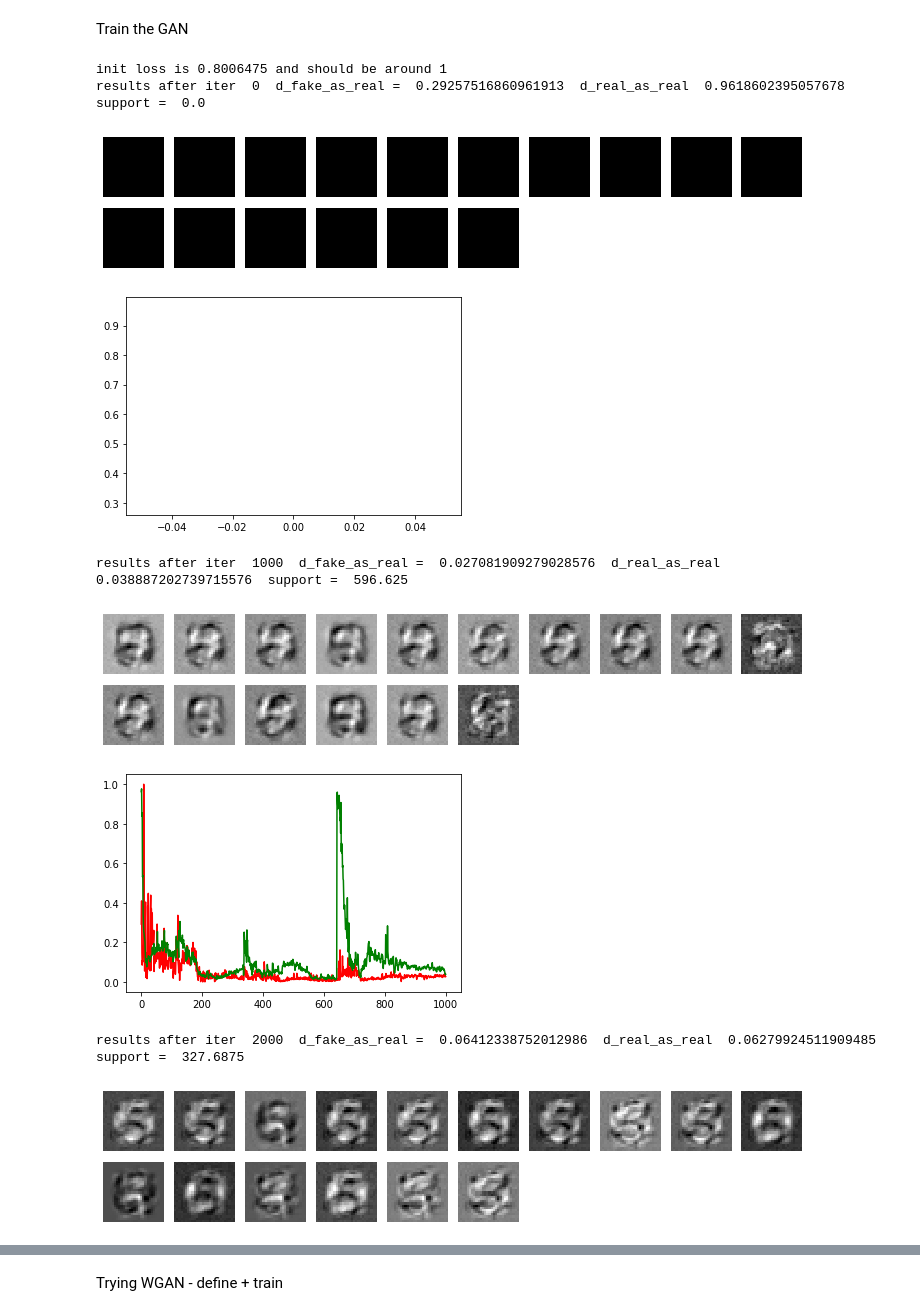
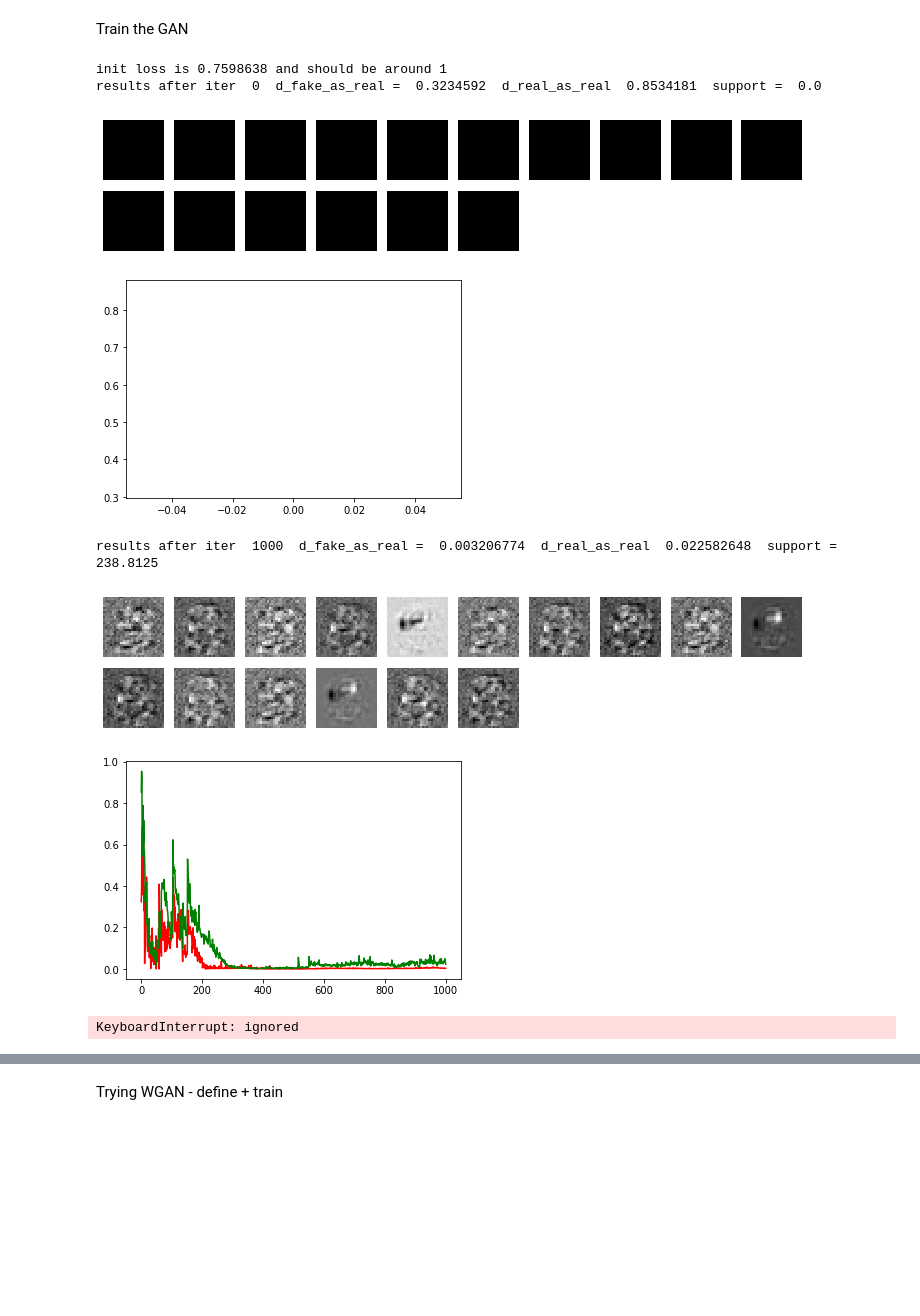
Before and after one commit to tsachiblau/sparseGANProject, a Jupyter notebook: GAN_roy.ipynb, the cells around one changed output, grey strips where cells are left out. Cells and saved outputs as stored; diff of their text form; code cells hidden in the pictures; blank space fills up the shorter version.

```diff
--- a/GAN_roy.ipynb
+++ b/GAN_roy.ipynb
@@ -16,7 +16,7 @@ epochs = 10
 img_rows, img_cols, channels = 28, 28, 1
 sparse_dim = img_rows * img_cols * channels
 L1_weight = 10   # Loss = data_fidelity + L1_weight * L1_norm
-thr_value = 0.1 # x = |x| >= 0.1 ? x : 0
+thr_value = 0.1 # x = |x| >= thr_value ? x : 0
 
 # optimizer - LR and Beta1 are hyper parameters
 optimizer = Adam(0.0002,0.5)
@@ -24,8 +24,8 @@ optimizer = Adam(0.0002,0.5)
 train_only_fours = False  # overfit to 4 creation - sanity check
 warm_start_discriminator = True # init discriminator by training it *a little bit* as classifier
 load_dict = True  #load pretrained dictionary
-use_noisy_labels = True # use soft labels and not 0,1 to train
-use_reconstructor = True
+use_noisy_labels = False # use soft labels and not 0,1 to train
+use_reconstructor = False
 #
 gpu_info = !nvidia-smi
 gpu_info = '\n'.join(gpu_info)
@@ -127,7 +129,7 @@ import os.path
 from os import path
 
 #dictionary file name
-file_name = 'dictionary15.pkl'
+file_name = 'dictionary20.pkl'
 
 #check if dictionary exists
 if not path.exists(file_name):
@@ -375,7 +378,7 @@ if(train_only_fours):
 
 # training G and D same amount of times - D should be train on fake and real half
 n_d = 1
-n_g = 1
+n_g = 5
 n_r = 1
 
 # count the number of non-zeros
@@ -405,10 +408,10 @@ def stop_criteria(fake_x,fake_as_real,real_as_real):
   return np.average(fake_as_real)>=0.49 and (np.abs(np.average(fake_as_real) - np.average(real_as_real))<= 0.05)
 
 def d_ratio_on_fake(fake_x):
-  return np.sum(discriminator.predict(fake_x))/fake_x.shape[0]
+  return np.average(discriminator.predict(fake_x))
 
 def d_ratio_on_real(real_x):
-  return np.sum(discriminator.predict(real_x))/real_x.shape[0]
+  return np.average(discriminator.predict(real_x))
 
 fake_as_real = np.array([])
 real_as_real = np.array([])
@@ -418,7 +421,7 @@ fake_x = 0
 g_loss = 0
 count_reaches=0
 
-for epoch in range(10):  #epochs
+for epoch in range(epochs):  #epochs
     for iter in range(int(steps_per_epoch)):
       i = iter + int(epoch*(steps_per_epoch))
     # train D
@@ -466,7 +469,6 @@ for epoch in range(10):  #epochs
             print("converged in epoch "+str(epoch))
             print("d_ratio_on_fake(fake_x): ",d_ratio_on_fake(fake_x))
             show_images(noise)
-            count_reaches += 1
             stop = True
             break
       if(stop):
@@ -480,38 +482,38 @@ for epoch in range(10):  #epochs
         print("results after iter ",i," d_fake_as_real = ",d_ratio_on_fake(fake_x)," d_real_as_real ",d_ratio_on_real(real_x)," support = " ,count_support(generator.predict(noise)))
         show_images(noise)
         plt.plot(iters,fake_as_real,'r')
         plt.plot(iters,real_as_real,'g')
         plt.show()
       # train G
+
       for batch in range(n_g):  #steps_per_epoch
         noise = np.random.normal(0, 1, size=(batch_size, noise_dim))  # will generate batch amount of noise vectors (gaussian distribution)
         # train GAN (descriminator weights are fixed)
         y_gen_1 = np.ones(batch_size)
         if(use_noisy_labels==True):
           y_gen_1 = np.random.uniform(0.9,1,batch_size)
         y_gen_2 = np.zeros(batch_size * sparse_dim)
         y_gen_2 = y_gen_2.reshape(batch_size,sparse_dim)
         # TODO train the two outputs
         g_loss = gan.train_on_batch(noise, [y_gen_1,y_gen_2])
 
       # train R
       if(use_reconstructor):
         for batch in range(n_r):  #steps_per_epoch
           noise = np.random.normal(0, 1, size=(batch_size, noise_dim))  # will generate batch amount of noise vectors (gaussian distribution)
           r_loss = vae.train_on_batch(noise[:batch_size],noise[:batch_size])
 
     if(stop):
         break
     print(f'Epoch: {epoch} \t Discriminator Loss_fake: {d_loss_fake} \t Discriminator Loss_real: {d_loss_real}\t\t Generator Loss: {g_loss}')
     noise = np.random.normal(0, 1, size=(100, noise_dim))
     show_images(noise)
 # %% [output]
-init loss is 0.8006475 and should be around 1
-results after iter  0  d_fake_as_real =  0.29257516860961913  d_real_as_real  0.9618602395057678  support =  0.0
+init loss is 0.7598638 and should be around 1
+results after iter  0  d_fake_as_real =  0.3234592  d_real_as_real  0.8534181  support =  0.0
 [figure]
-[figure, old version]
+[figure, new version]
-results after iter  1000  d_fake_as_real =  0.027081909279028576  d_real_as_real  0.038887202739715576  support =  596.625
+results after iter  1000  d_fake_as_real =  0.003206774  d_real_as_real  0.022582648  support =  238.8125
-[figure, old version]
+[figure, new version]
-[figure, old version]
+[figure, new version]
-results after iter  2000  d_fake_as_real =  0.06412338752012986  d_real_as_real  0.06279924511909485  support =  327.6875
+KeyboardInterrupt: ignored
-[figure, removed]
```
Also changed, not shown: parts of 6 cells of this notebook.
